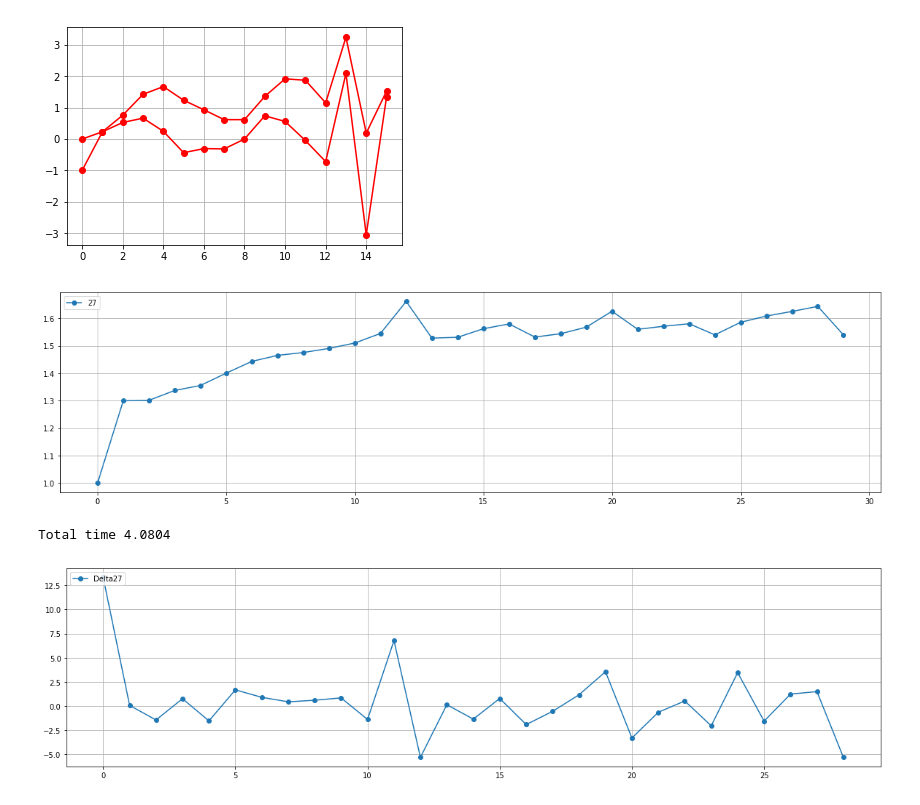
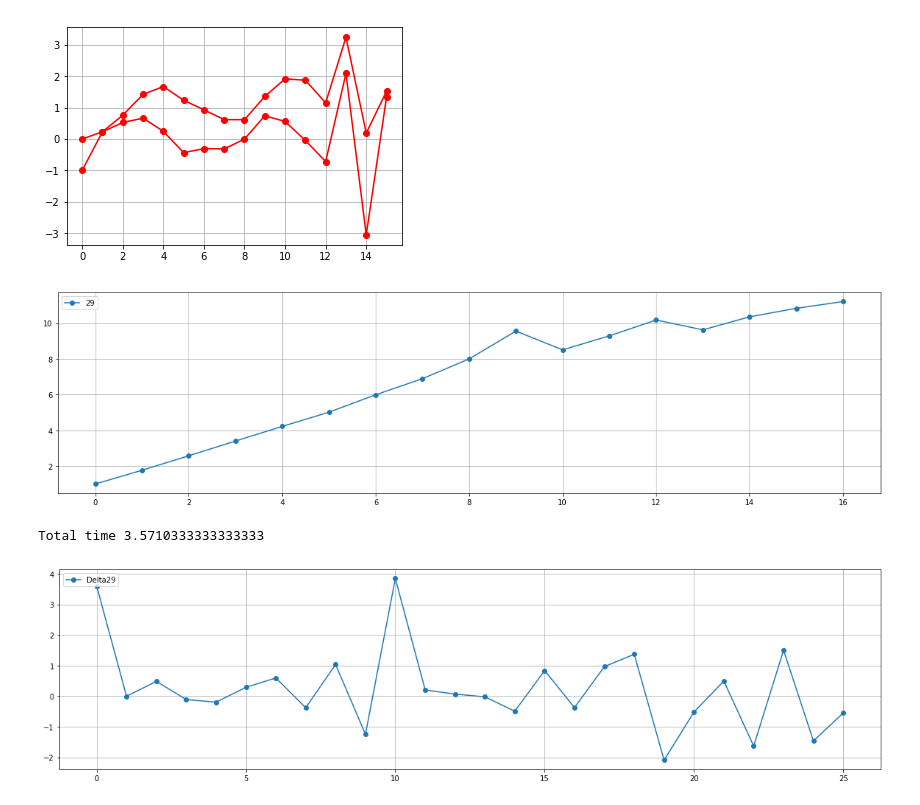
Before and after one commit to AndreeaStefan/SmartuistWrapper, a Jupyter notebook: evaluation/PlotResults.ipynb, the cells around one changed output. Saved outputs shown, nothing was run; the diff lists cells and outputs as text; code cells hidden in the pictures.

```diff
--- a/evaluation/PlotResults.ipynb
+++ b/evaluation/PlotResults.ipynb
@@ -111,7 +111,7 @@ plt.show()
 # player 8 = change effort
 # player 9 = same as 8
 
-players = [27]
+players = [29]
 results = []
 gradientStats = []
 path ="C:\\Users\\huber\\OneDrive\\Dokumenty\\thesis-hubert\\unity\\SmartuistWrapper\\tapResult.csv"
@@ -166,35 +166,35 @@ print("Total time", totalTime/60000)
 gradientStats = [0] * 100
 f = open(pathStatsA, "r")
 player = -1
 for x in f:
     line = x.split(',')
     if int(line[0]) == player:
         gradientStats[player].append(line)
     else:
         player = int(line[0])
         gradientStats[player] = []
         gradientStats[player].append(line)
 f.close()
 
 # delta
 
 for p in players:
     tmp = gradientStats[p]
     gain = []
     prevGain = []
     for words in tmp:
         gain.append(float(words[5]))
         prevGain.append(float(words[4]))
 
     delta = np.array(gain) - np.array(prevGain)
     x = list(range(0, len(delta)))
     plt.plot(x, delta, 'o-', label="Delta"+str(p))
 plt.legend(loc='upper left')
 plt.grid(True)
 plt.show()
 # %% [output]
-[figure, old version]
+[figure, new version]
-Total time 4.0804
+Total time 3.5710333333333333
-[figure, old version]
+[figure, new version]
 # %%
 # gain
```
Also changed, not shown: parts of 1 cell of this notebook, 2 other files.
